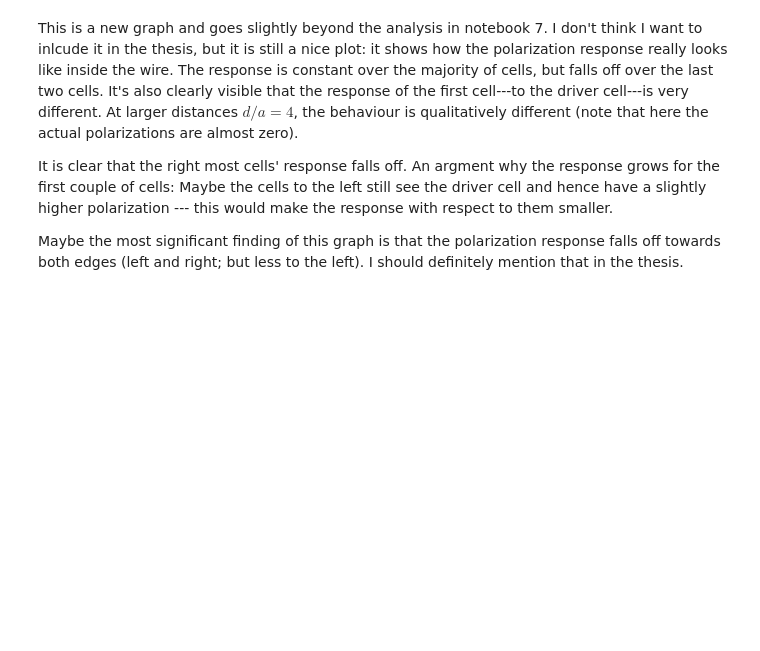
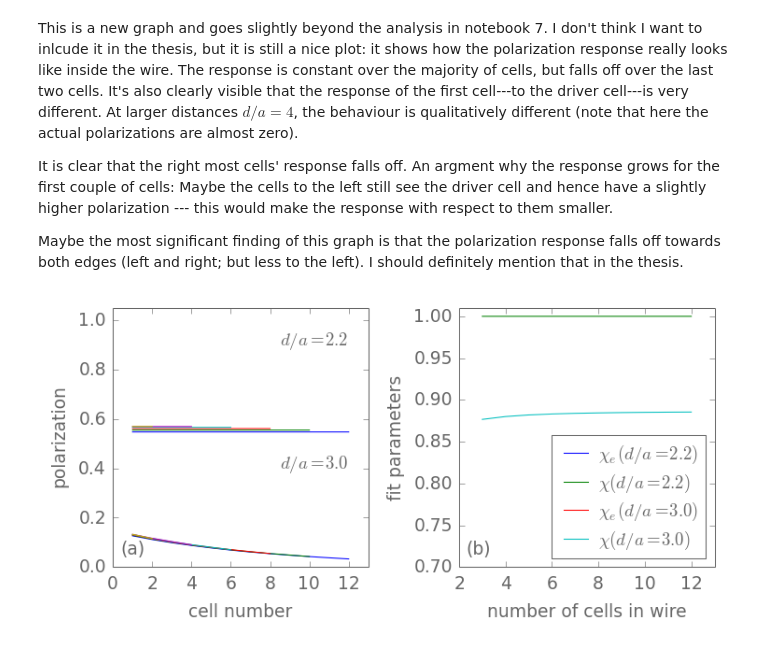
Before and after one commit to meznom/phd_thesis, a Jupyter notebook: notebooks/chapter03.ipynb, the cells around one changed output. Cells and saved outputs as stored; diff of their text form; code cells hidden in the pictures; blank space fills up the shorter version.

```diff
--- a/notebooks/chapter03.ipynb
+++ b/notebooks/chapter03.ipynb
@@ -733,3 +734,9 @@ This is a new graph and goes slightly beyond the analysis in notebook 7. I don't
 It is clear that the right most cells' response falls off. An argment why the response grows for the first couple of cells: Maybe the cells to the left still see the driver cell and hence have a slightly higher polarization --- this would make the response with respect to them smaller.
 
 Maybe the most significant finding of this graph is that the polarization response falls off towards both edges (left and right; but less to the left). I should definitely mention that in the thesis.
+# %%
+# Just to check: two graphs for different input polarizations
+#polarization_of_wires_figure(P_D=0.5)
+polarization_of_wires_figure(P_D=0.1)
+# %% [output]
+[figure, added]
```
Also changed, not shown: parts of 16 cells of this notebook, 8 other files.
